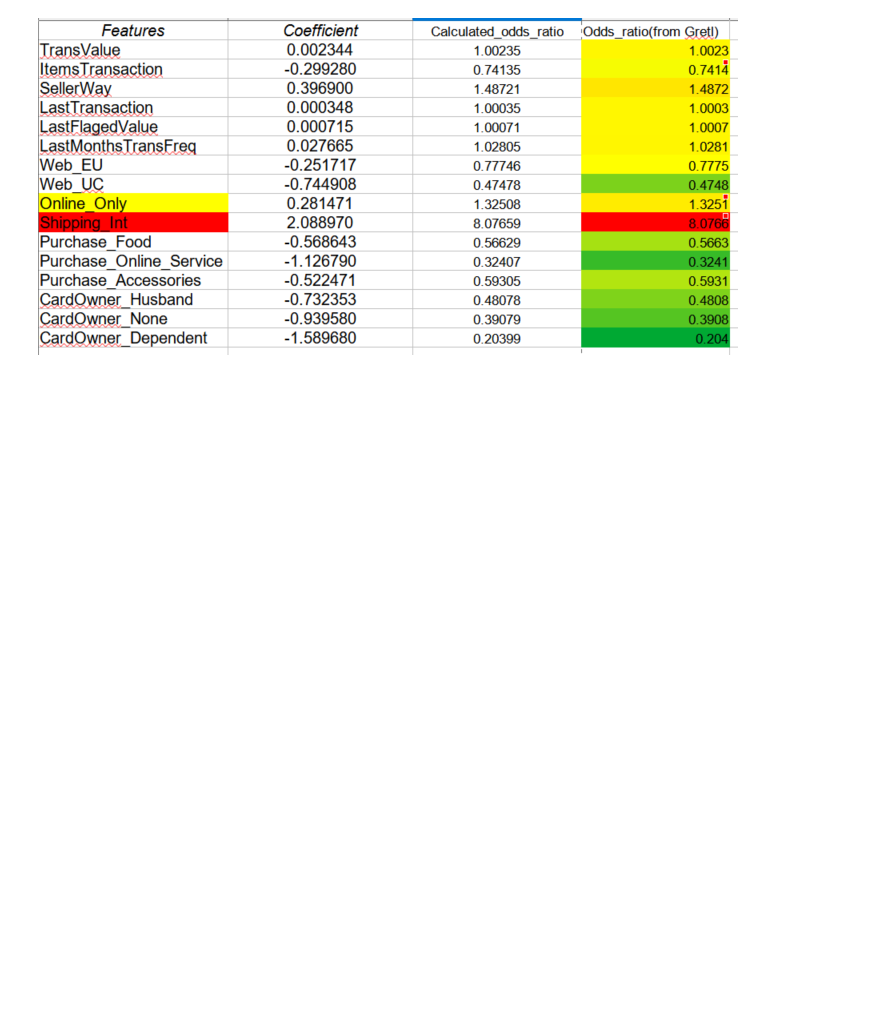
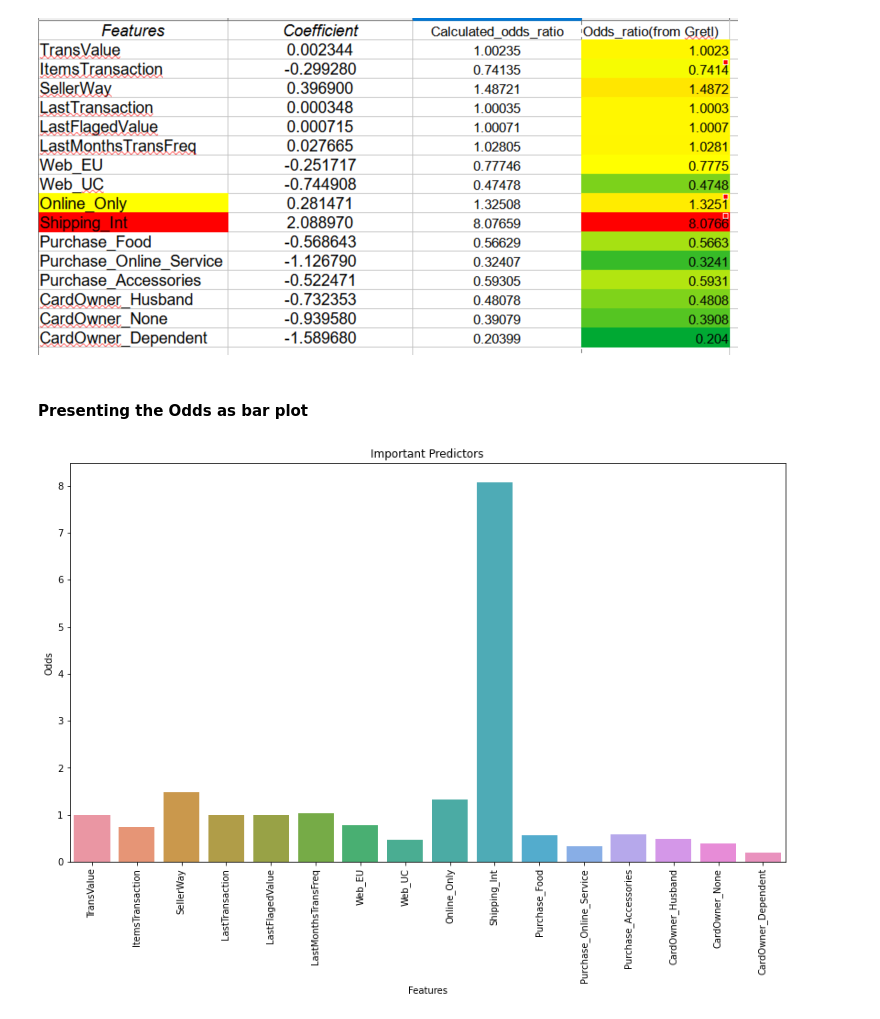
Before and after one commit to CyprianFusi/FraudDetectionModel-with-Gretl, a Jupyter notebook: fraud_detection.ipynb, the cells around one changed output. Drawn from its saved outputs; the diff is of its cells as text; code cells hidden in the pictures; blank space fills up the shorter version.

```diff
--- a/fraud_detection.ipynb
+++ b/fraud_detection.ipynb
@@ -290,2 +295,13 @@ All other features remaining constant, a switch in **`SellerWay`** from **NO** t
 # %% [markdown]
 ![logistic_regression_coefficients_and_odds_ratio.png](attachment:logistic_regression_coefficients_and_odds_ratio.png)
+# %% [markdown]
+#### Presenting the Odds as bar plot
+# %%
+plt.figure(figsize = (14, 8))
+sns.barplot(x = coefs.Features, y = coefs.Calculated_odds_ratio)
+plt.title('Important Predictors')
+plt.ylabel('Odds')
+plt.xticks(rotation = 90)
+plt.show()
+# %% [output]
+[figure, added]
```
Also changed, not shown: parts of 3 cells of this notebook.
